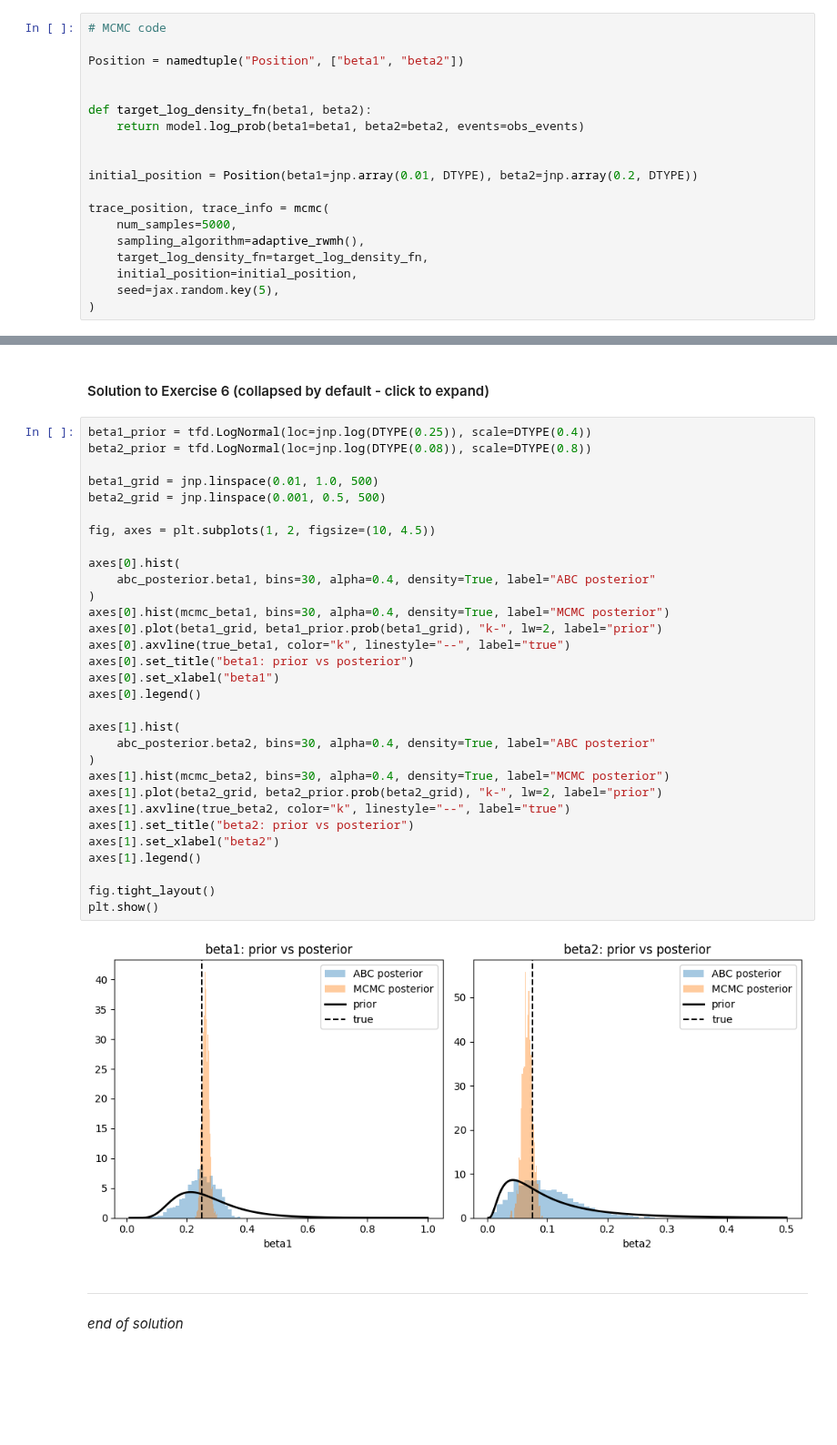
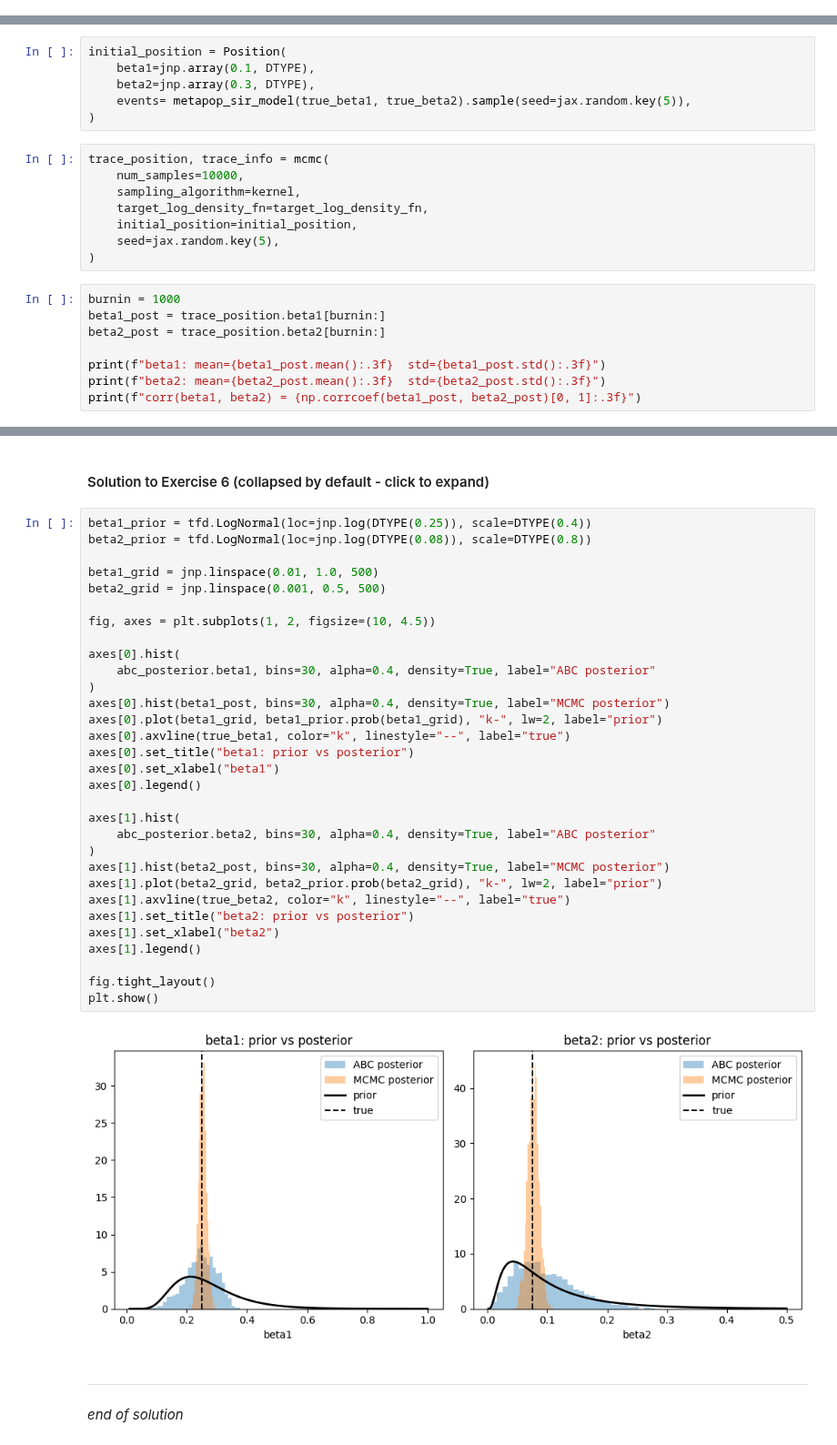
Before and after one commit to gem-epidemics/colab, a Jupyter notebook: iddinf/approximate_bayesian_computation.ipynb, the cells around one changed output, grey strips where cells are left out. Shown at 91% size. Saved outputs shown, nothing was run; the diff lists cells and outputs as text; blank space fills up the shorter version.

```diff
--- a/iddinf/approximate_bayesian_computation.ipynb
+++ b/iddinf/approximate_bayesian_computation.ipynb
@@ -598,22 +573,3 @@ n accepted      = 1588
 beta1: mean=0.246  std=0.052
 beta2: mean=0.097  std=0.050
 corr(beta1, beta2) = -0.873
-# %%
-# MCMC code
-
-Position = namedtuple("Position", ["beta1", "beta2"])
-
-
-def target_log_density_fn(beta1, beta2):
-    return model.log_prob(beta1=beta1, beta2=beta2, events=obs_events)
-
-
-initial_position = Position(beta1=jnp.array(0.01, DTYPE), beta2=jnp.array(0.2, DTYPE))
-
-trace_position, trace_info = mcmc(
-    num_samples=5000,
-    sampling_algorithm=adaptive_rwmh(),
-    target_log_density_fn=target_log_density_fn,
-    initial_position=initial_position,
-    seed=jax.random.key(5),
-)
@@ -622,0 +623,22 @@ _end of solution_
+# %%
+initial_position = Position(
+    beta1=jnp.array(0.1, DTYPE),
+    beta2=jnp.array(0.3, DTYPE),
+    events= metapop_sir_model(true_beta1, true_beta2).sample(seed=jax.random.key(5)),
+)
+# %%
+trace_position, trace_info = mcmc(
+    num_samples=10000,
+    sampling_algorithm=kernel,
+    target_log_density_fn=target_log_density_fn,
+    initial_position=initial_position,
+    seed=jax.random.key(5),
+)
+# %%
+burnin = 1000
+beta1_post = trace_position.beta1[burnin:]
+beta2_post = trace_position.beta2[burnin:]
+
+print(f"beta1: mean={beta1_post.mean():.3f}  std={beta1_post.std():.3f}")
+print(f"beta2: mean={beta2_post.mean():.3f}  std={beta2_post.std():.3f}")
+print(f"corr(beta1, beta2) = {np.corrcoef(beta1_post, beta2_post)[0, 1]:.3f}")
@@ -701,36 +752,36 @@ _end of exercise_
 # %%
 beta1_prior = tfd.LogNormal(loc=jnp.log(DTYPE(0.25)), scale=DTYPE(0.4))
 beta2_prior = tfd.LogNormal(loc=jnp.log(DTYPE(0.08)), scale=DTYPE(0.8))
 
 beta1_grid = jnp.linspace(0.01, 1.0, 500)
 beta2_grid = jnp.linspace(0.001, 0.5, 500)
 
 fig, axes = plt.subplots(1, 2, figsize=(10, 4.5))
 
 axes[0].hist(
     abc_posterior.beta1, bins=30, alpha=0.4, density=True, label="ABC posterior"
 )
-axes[0].hist(mcmc_beta1, bins=30, alpha=0.4, density=True, label="MCMC posterior")
+axes[0].hist(beta1_post, bins=30, alpha=0.4, density=True, label="MCMC posterior")
 axes[0].plot(beta1_grid, beta1_prior.prob(beta1_grid), "k-", lw=2, label="prior")
 axes[0].axvline(true_beta1, color="k", linestyle="--", label="true")
 axes[0].set_title("beta1: prior vs posterior")
 axes[0].set_xlabel("beta1")
 axes[0].legend()
 
 axes[1].hist(
     abc_posterior.beta2, bins=30, alpha=0.4, density=True, label="ABC posterior"
 )
-axes[1].hist(mcmc_beta2, bins=30, alpha=0.4, density=True, label="MCMC posterior")
+axes[1].hist(beta2_post, bins=30, alpha=0.4, density=True, label="MCMC posterior")
 axes[1].plot(beta2_grid, beta2_prior.prob(beta2_grid), "k-", lw=2, label="prior")
 axes[1].axvline(true_beta2, color="k", linestyle="--", label="true")
 axes[1].set_title("beta2: prior vs posterior")
 axes[1].set_xlabel("beta2")
 axes[1].legend()
 
 fig.tight_layout()
 plt.show()
 # %% [output]
-[figure, old version]
+[figure, new version]
 # %% [markdown]
 ---
 _end of solution_
```
Also changed, not shown: parts of 19 cells of this notebook, 10 other files.
